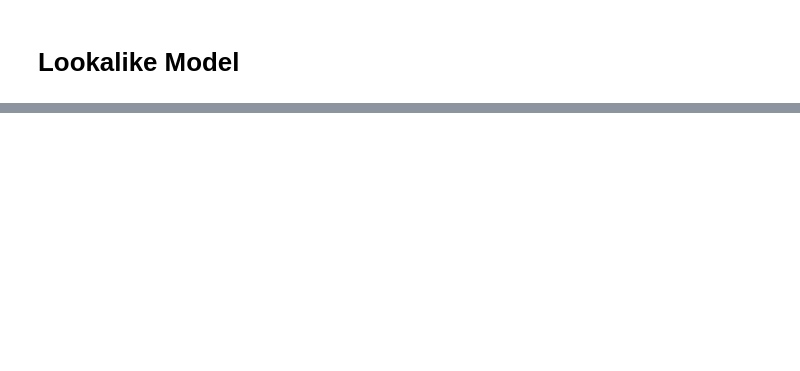
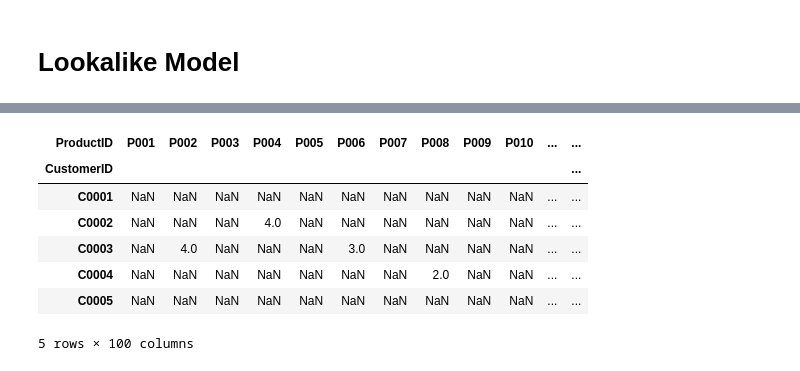
Before and after one commit to TejasShinkar12/eCommerce-Transactions-Analysis-and-Customer-Segmentation, a Jupyter notebook: notebooks/Lookalike.ipynb, the cells around one changed output, grey strips where cells are left out. Saved outputs shown, nothing was run; the diff lists cells and outputs as text; code cells hidden in the pictures; blank space fills up the shorter version.

```diff
--- a/notebooks/Lookalike.ipynb
+++ b/notebooks/Lookalike.ipynb
@@ -192,0 +39,3 @@ rec_df.to_csv('../Reports/Lookalike.csv', index=False)
+# %%
+transactions = pd.read_csv('../datasets/Transactions.csv')
+transactions.head()
@@ -192,0 +93,12 @@ rec_df.to_csv('../Reports/Lookalike.csv', index=False)
+# %%
+user_product_matrix = transactions.pivot_table(index='CustomerID', columns='ProductID', values='Quantity')
+user_product_matrix.head()
+# %% [output]
+| ProductID | P001 | P002 | P003 | P004 | P005 | P006 | P007 | P008 | P009 | P010 | ... | ... |
+| CustomerID |  |  |  |  |  |  |  |  |  |  |  | ... |
+| C0001 | NaN | NaN | NaN | NaN | NaN | NaN | NaN | NaN | NaN | NaN | ... | ... |
+| C0002 | NaN | NaN | NaN | 4.0 | NaN | NaN | NaN | NaN | NaN | NaN | ... | ... |
+| C0003 | NaN | 4.0 | NaN | NaN | NaN | 3.0 | NaN | NaN | NaN | NaN | ... | ... |
+| C0004 | NaN | NaN | NaN | NaN | NaN | NaN | NaN | 2.0 | NaN | NaN | ... | ... |
+| C0005 | NaN | NaN | NaN | NaN | NaN | NaN | NaN | NaN | NaN | NaN | ... | ... |
+5 rows × 100 columns
```
Also changed, not shown: parts of 43 cells of this notebook.
